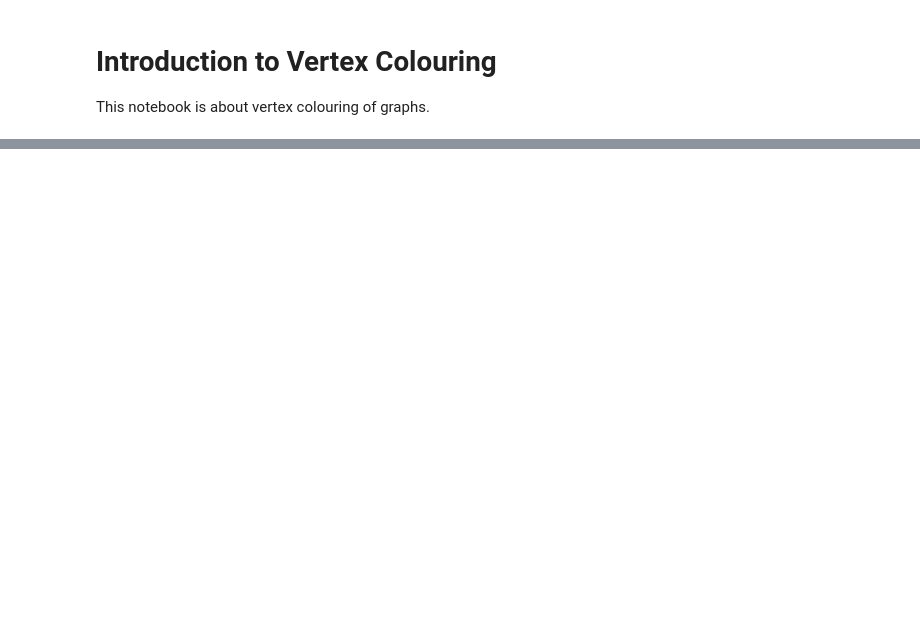
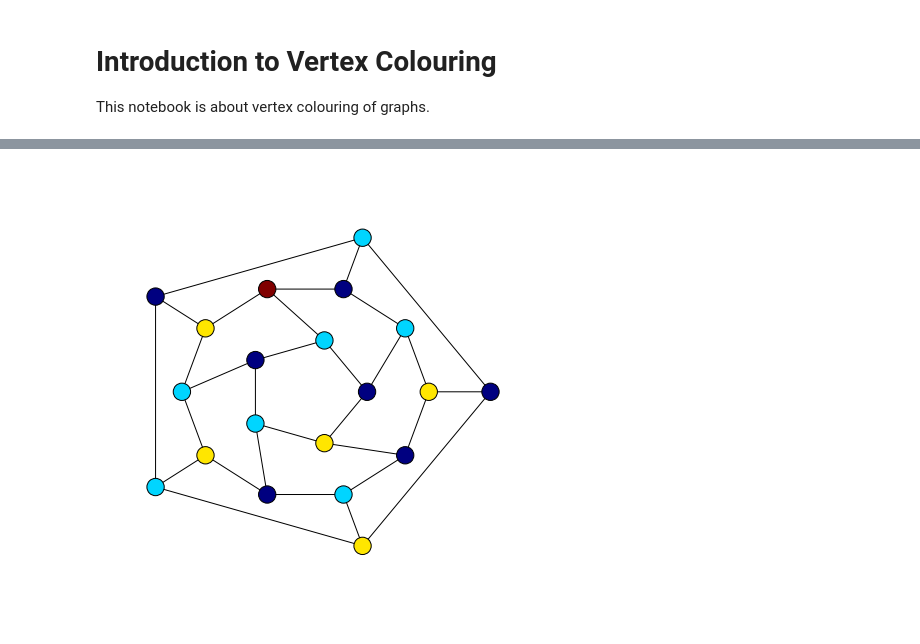
Before and after one commit to Teino1978-Corp/Teino1978-Corp-graph-colouring-noteboook.ipynb, a Jupyter notebook: graph-colouring-noteboook.ipynb, the cells around one changed output, grey strips where cells are left out. Cells and saved outputs as stored; diff of their text form; code cells hidden in the pictures; blank space fills up the shorter version.

```diff
--- a/graph-colouring-noteboook.ipynb
+++ b/graph-colouring-noteboook.ipynb
@@ -12,0 +11,5 @@ import networkx as nx
+# %%
+import networkx as nx
+def setfigsize(n, m):
+  pylab.rcParams['figure.figsize'] = n, m
+setfigsize(5, 5)
@@ -54,0 +78,8 @@ plt.savefig("graph.png")
+# %%
+setfigsize(6, 6)
+
+G = nx.dodecahedral_graph()
+vcolour(G)
+nx.draw_shell(G, nlist = [[2,3,4,5,6],[8,1,0,19,18,17,16,15,14,7],[9,10,11,12,13]], node_color = standard_colours(G), **options)
+# %% [output]
+[figure, added]
```
Also changed, not shown: parts of 16 cells of this notebook.
